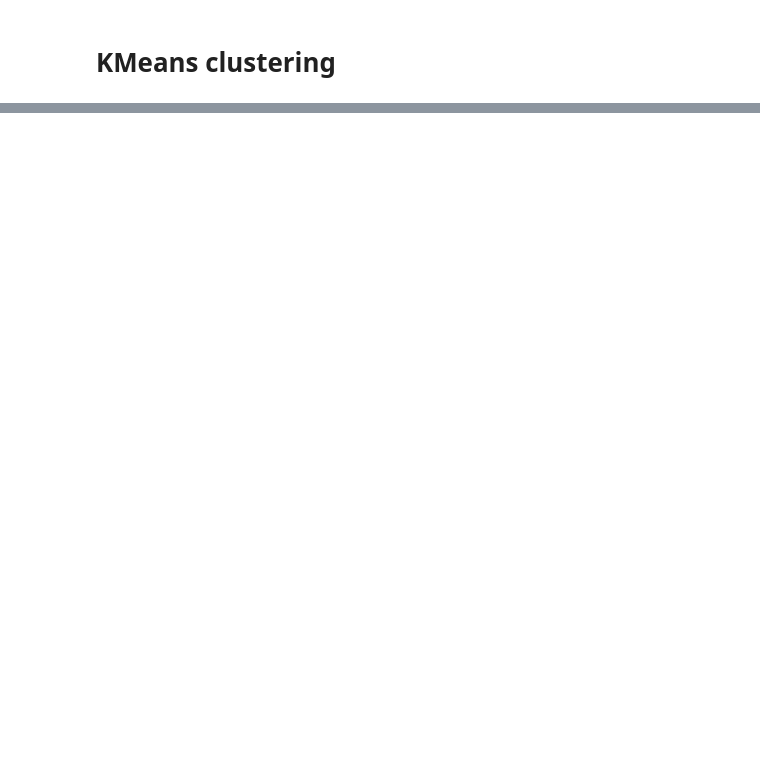
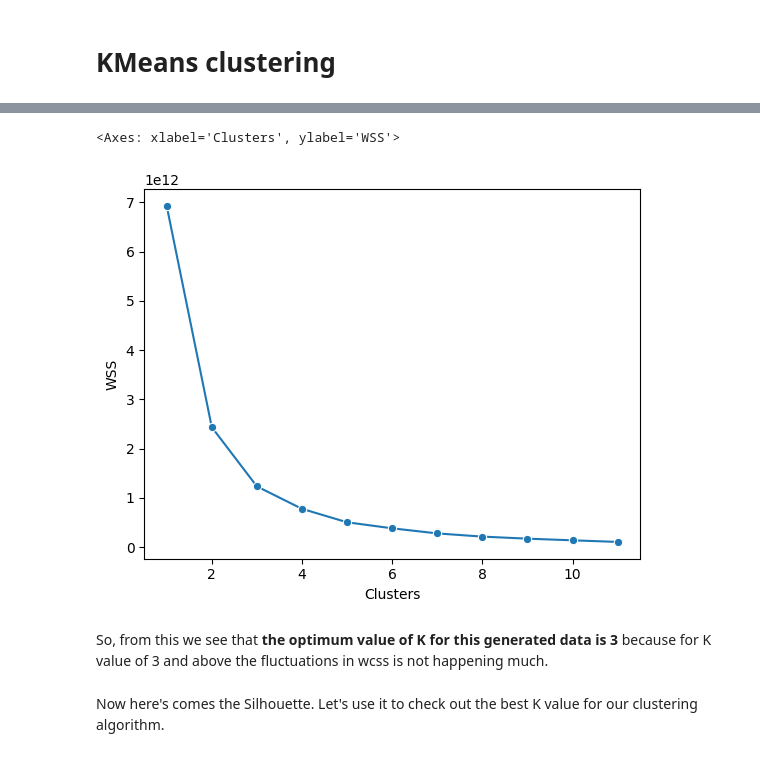
Before and after one commit to marginbridge/VIX-Kalbe-Nutritionals, a Jupyter notebook: clustering.ipynb, the cells around one changed output, grey strips where cells are left out. Saved outputs shown, nothing was run; the diff lists cells and outputs as text; code cells hidden in the pictures; blank space fills up the shorter version.

```diff
--- a/clustering.ipynb
+++ b/clustering.ipynb
@@ -372,9 +266,0 @@ centroids1=model1.cluster_centers_
-# %%
-plt.figure(figsize=(11,6))
-sns.set_style('white')
-plt.scatter(x=df['Quantity'], y=df['Total Amount'], c=labels1, cmap='winter')
-plt.scatter(x=centroids1[:,0], y=centroids1[:,1], s=300, c='red')
-plt.xlabel('Quantity', fontsize=15)
-plt.ylabel('Total Amount', fontsize=15)
-plt.title('Segmentasi Pelanggan berdasarkan Quantity dan Total Amountnya', fontsize=18)
-plt.show()
@@ -391,8 +266,0 @@ X1.shape
-# %%
-from sklearn.metrics import silhouette_score
-
-X = X1.copy()
-y = labels1.copy()
-
-score = silhouette_score(X,y)
-print(score)
@@ -400,0 +269,8 @@ print(score)
+# %%
+K = range(1,12)
+wss = []
+for k in K:
+    kmeans=KMeans(n_clusters=k,init="k-means++")
+    kmeans=kmeans.fit(X)
+    wss_iter = kmeans.inertia_
+    wss.append(wss_iter)
@@ -400,0 +283,3 @@ print(score)
+# %%
+mycenters = pd.DataFrame({'Clusters' : K, 'WSS' : wss})
+mycenters
@@ -400,0 +299,9 @@ print(score)
+# %%
+sns.lineplot(x = 'Clusters', y = 'WSS', data = mycenters, marker="o")
+# %% [output]
+<Axes: xlabel='Clusters', ylabel='WSS'>
+[figure, added]
+# %% [markdown]
+So, from this we see that **the optimum value of K for this generated data is 3** because for K value of 3 and above the fluctuations in wcss is not happening much.
+# %% [markdown]
+Now here's comes the Silhouette. Let's use it to check out the best K value for our clustering algorithm.
```
Also changed, not shown: parts of 44 cells of this notebook, 2 other files.
